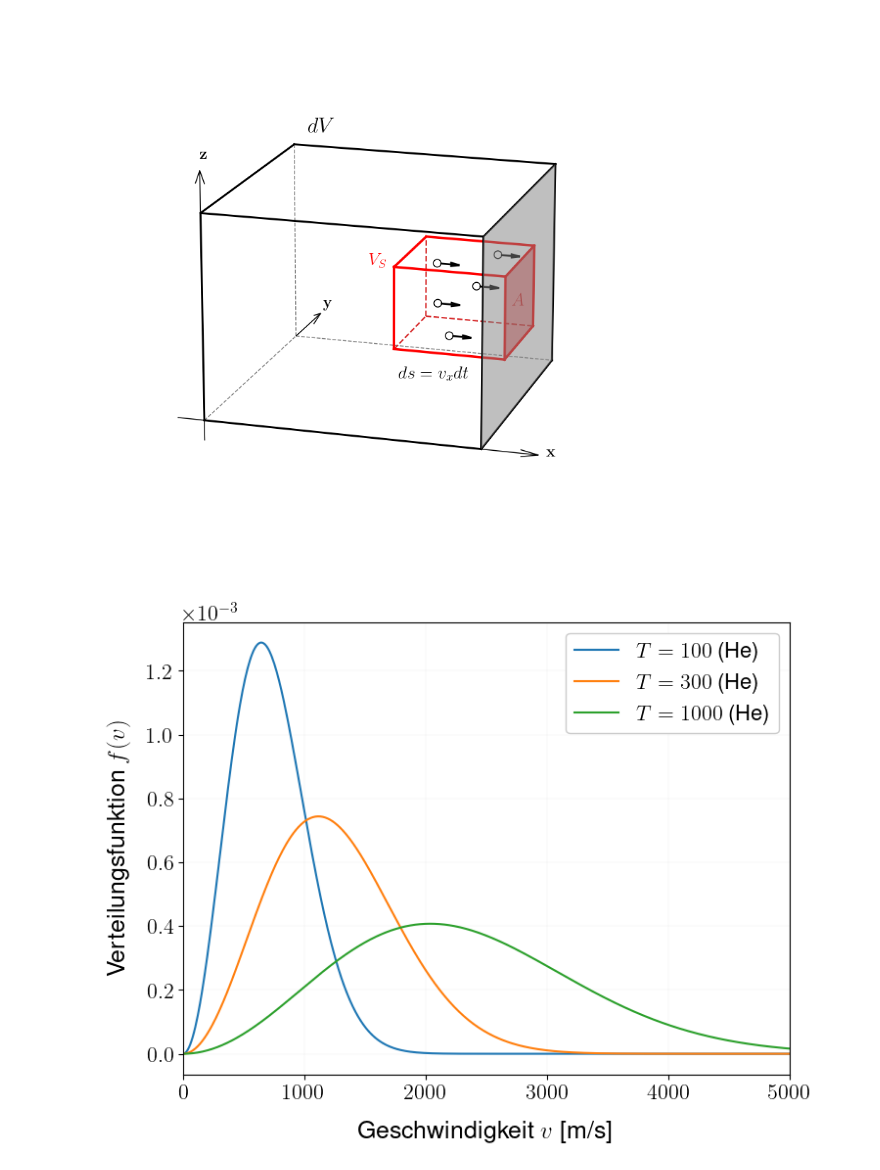
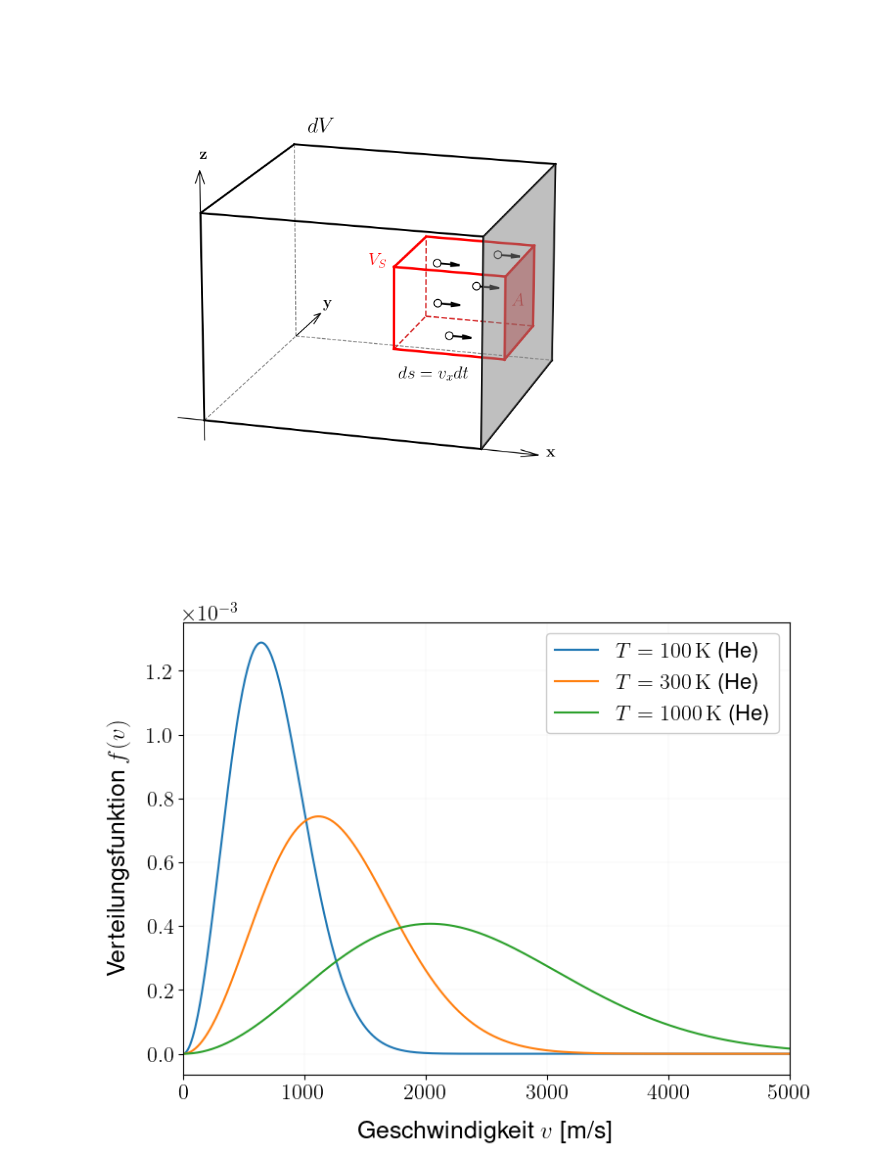
Before and after one commit to Alex-Hasi2/Skriptum_Grundlagen_Physik_FH-Campus, a Jupyter notebook: Bilder/python_images.ipynb, the cells around one changed output. Saved outputs shown, nothing was run; the diff lists cells and outputs as text; code cells hidden in the pictures.

```diff
--- a/Bilder/python_images.ipynb
+++ b/Bilder/python_images.ipynb
@@ -328,7 +328,7 @@ colors = ['tab:blue','tab:orange','tab:green']
 # Plot the distributions
 plt.figure(figsize=(8, 6))
 for T, dist, color in zip(T_values, distributions_He, colors):
-    plt.plot(v, dist, label=rf"$T = {T} $ (He)", linestyle='-')
+    plt.plot(v, dist, label=rf"$T = {T} \, \mathrm{{K}}$ (He)", linestyle='-')
 
 # Add lines for vW, vBar, and vSquaredBar
 alpha_lines = 0.7
@@ -346,31 +346,31 @@ for T, color in zip(T_values, colors):
 # set the exponent on the y-axis to scientific notation
 plt.ticklabel_format(axis='y', style='sci', scilimits=(0,0))
 # set the fontsize of the exponent
 plt.gca().yaxis.get_offset_text().set_fontsize(fs_ticklabels)
 # set the tick label fontsize
 plt.xticks(fontsize=fs_ticklabels)
 plt.yticks(fontsize=fs_ticklabels)
 
 
 # plt.title("Maxwell-Boltzmann Verteilung", fontsize=16)
 plt.xlim([0, 5000])
 plt.xlabel(r"Geschwindigkeit $v$ [m/s]", fontsize=fs_axislabels)
 plt.ylabel(r"Verteilungsfunktion $f(v)$", fontsize=fs_axislabels)
 
 # Increase the offset between the axis label and the tick labels
 plt.gca().xaxis.labelpad = 12
 plt.gca().yaxis.labelpad = 12
 
 # set the legend background to white with alpha 0.8
 legend = plt.legend(fontsize=fs_legendlabels, loc='upper right')
 legend.get_frame().set_alpha(1.0)
 
 plt.grid(color='gray', linestyle='-', linewidth=0.1, alpha=0.4)
 
 
 # plt.show()
 
 output_folder = 'C:/Users/alexsc31/Documents_privat/FH Campus/Clinical_Engineering/GithubRepo/Skriptum_Grundlagen_Physik_FH-Campus/Bilder/Kapitel_Waermelehre/'
 plt.savefig(output_folder + 'maxwell-boltzmann_He_T100-1000K.pdf', bbox_inches='tight')
 # %% [output]
-[figure, old version]
+[figure, new version]
```
Also changed, not shown: 13 other files.
